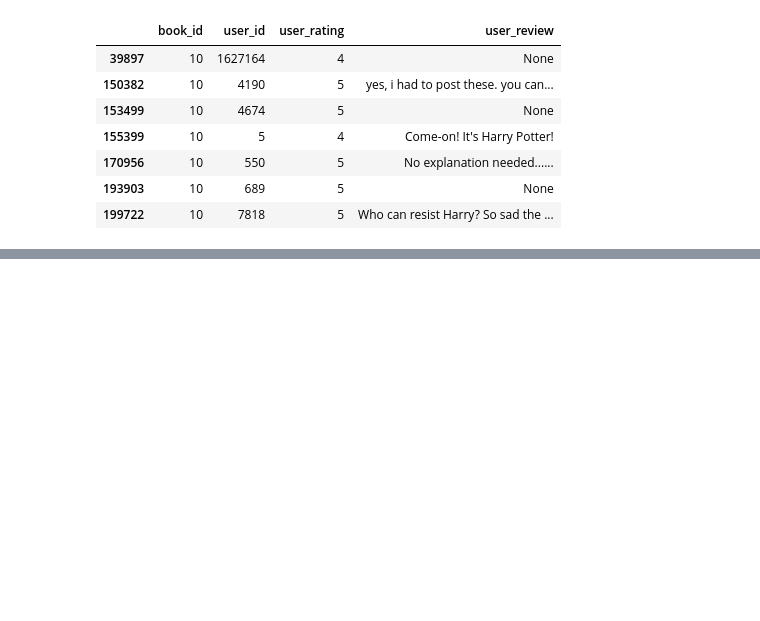
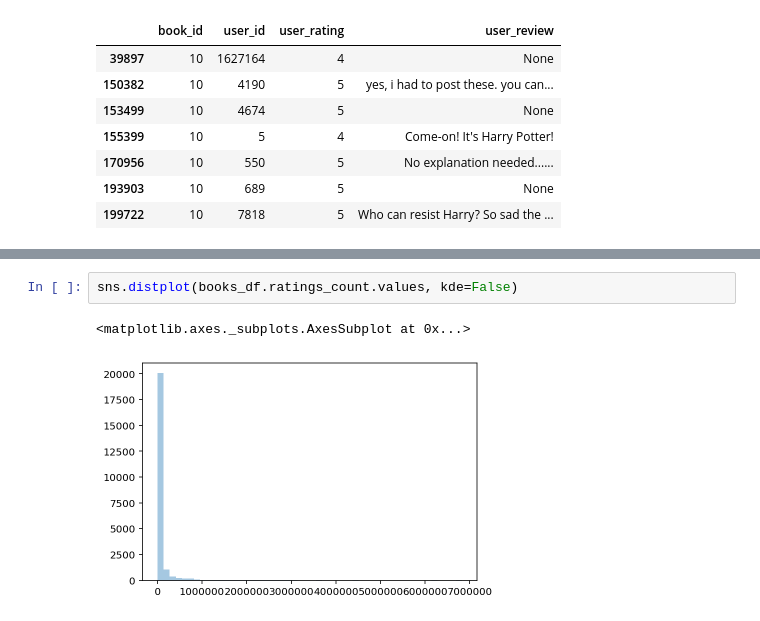
Before and after one commit to Stardust87/book-review-generator, a Jupyter notebook: modelling/Data Analysis.ipynb, the cells around one changed output, grey strips where cells are left out. Cells and saved outputs as stored; diff of their text form; blank space fills up the shorter version.

```diff
--- a/modelling/Data Analysis.ipynb
+++ b/modelling/Data Analysis.ipynb
@@ -46,0 +105,5 @@ reviews_df[reviews_df['book_id'] == 10]
+# %%
+sns.distplot(books_df.ratings_count.values, kde=False)
+# %% [output]
+<matplotlib.axes._subplots.AxesSubplot at 0x...>
+[figure, added]
```
Also changed, not shown: parts of 14 cells of this notebook, 1 other file.
